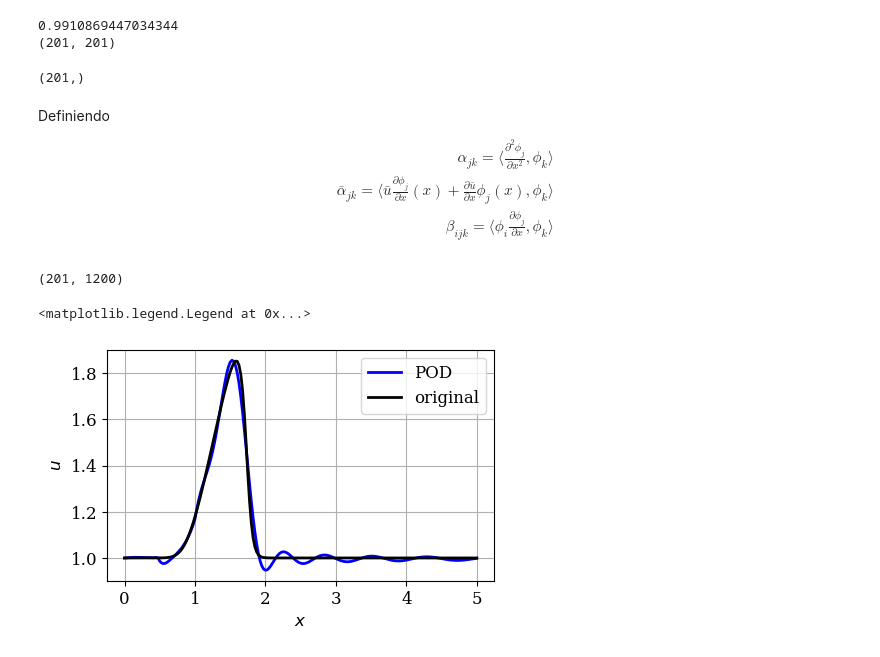
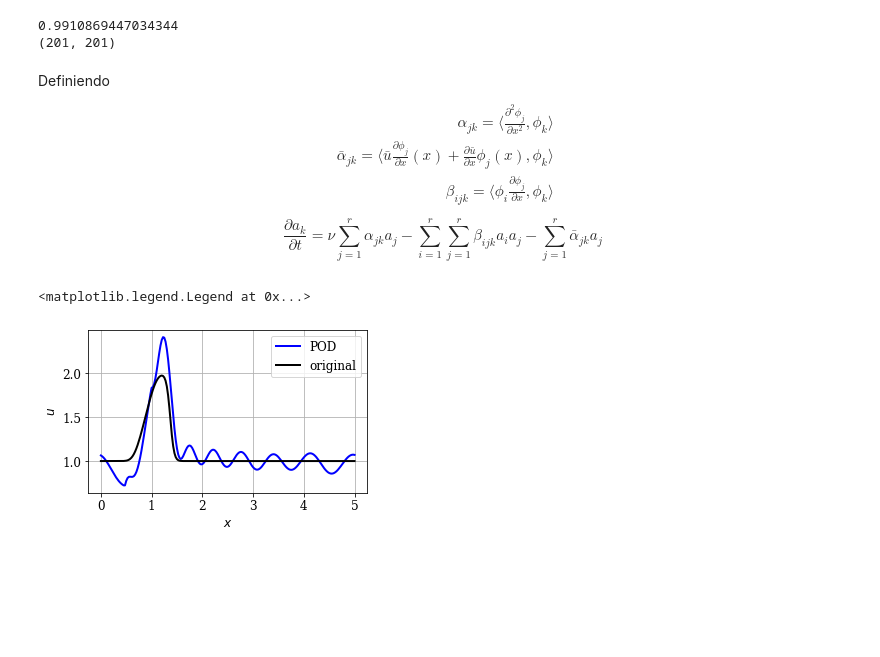
Before and after one commit to iaddison-smith/Burgers1D_POD-Galerkin, a Jupyter notebook: burgers.ipynb, the cells around one changed output. Cells and saved outputs as stored; diff of their text form; code cells hidden in the pictures; blank space fills up the shorter version.

```diff
--- a/burgers.ipynb
+++ b/burgers.ipynb
@@ -60,6 +60,7 @@ nt = int(tf/dt)
 
 # IC and mesh
 x  = np.linspace(0, L, nx)
+t = np.linspace(0,tf,nt)
 u0 = np.ones(nx)
 u0[int(li/dx):int(lf/dx+1)] = 2.0 #IC
 u_ones = np.ones(nx)
@@ -236,19 +237,3 @@ phi_r = Phi[:,:15]
 # %% [output]
 0.9910869447034344
 (201, 201)
-# %%
-# Paso 1: FFT de la función
-f_fft = np.fft.fft(phi_r)
-
-# Paso 2: Crear los números de onda k
-n = f.size
-dx = x[1] - x[0]  # Espaciado entre los puntos
-k = 2 * np.pi * np.fft.fftfreq(n, d=dx)
-
-# Paso 3: Multiplicar por ik para derivar en el espacio de Fourier
-f_fft_deriv = 1j * k * f_fft
-
-# Paso 4: Inversa de la FFT para obtener la derivada
-f_deriv = np.fft.ifft(f_fft_deriv).real
-# %% [output]
-(201,)
@@ -259,3 +275,6 @@ Definiendo
 \bar{\alpha}_{jk} = \langle \bar{u} \frac{\partial \phi_j}{\partial x}(x) + \frac{\partial \bar{u}}{\partial x} \phi_{j}(x) , \phi_k \rangle \\
 \beta_{ijk} = \langle \phi_i \frac{\partial \phi_j}{\partial x}, \phi_k  \rangle
 \end{align*}
+$$
+\frac{\partial a_k}{\partial t}  = \nu \sum_{j=1}^{r} \alpha_{jk} a_j - \sum_{i=1}^{r}  \sum_{j=1}^{r} \beta_{ijk} a_ia_j - \sum_{j=1}^{r} \bar{\alpha}_{jk} a_j
+$$
@@ -320,18 +281,31 @@ for jj in range(len(t)):
-# %%
-n_r = 15
-u_r = Phi[:,:n_r] @ np.diag(Sigma)[:n_r,:n_r] @ Psi[:n_r,:]
-print(u_r.shape)
-# %% [output]
-(201, 1200)
+# %%
+from scipy import integrate
+
+global alpha, alpha_bar, beta, n_modes
+def nls_rom(ak,t,k=k,nu=0.01):
+    rhs = np.zeros(n_modes)
+    for j in range(n_modes):
+        rhs += nu*alpha[j,:]*ak[j] - alpha_bar[j,:]*ak[j]
+    for i in range(n_modes):
+        for j in range(n_modes):
+            rhs += -beta[i,j,:]*ak[i]*ak[j]
+    return rhs
+
+a0_rom = np.zeros((n_modes))
+for j in range(n_modes):
+    a0_rom[j] = np.trapz(u0*phi_r[:,j])
+
+a_rom = integrate.odeint(nls_rom,a0_rom,t,mxstep=10**6)
+u_rom = phi_r @ a_rom.T
 # %%
-nn = 100
+nn = 50
 plt.figure(figsize=(5,3))
 plt.grid('minor')
 plt.ylabel('$u$')
 plt.xlabel('$x$')
-plt.plot(x, u_mean + u_r[:,nn], c='b', lw=2, label='POD')
+plt.plot(x, u_mean + u_rom[:,nn], c='b', lw=2, label='POD')
 plt.plot(x, u[:,nn], c='k', lw=2, label='original')
 plt.legend()
 # %% [output]
 <matplotlib.legend.Legend at 0x...>
-[figure, old version]
+[figure, new version]
```
Also changed, not shown: parts of 6 cells of this notebook, 1 other file.
